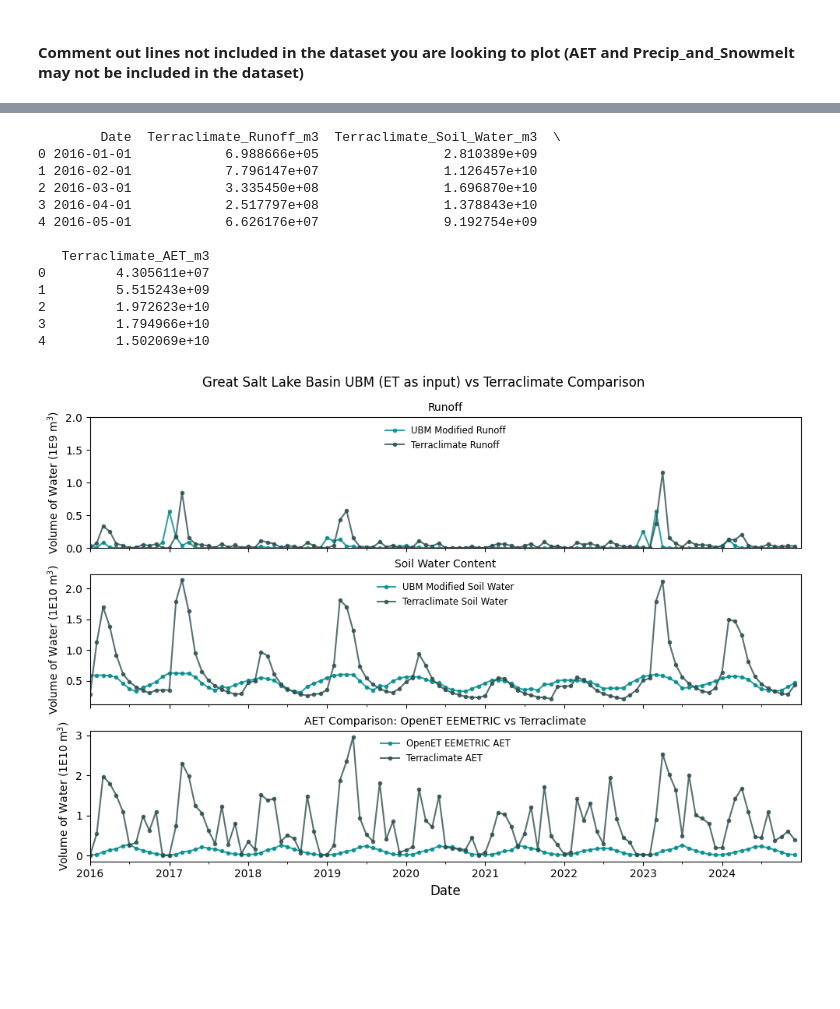
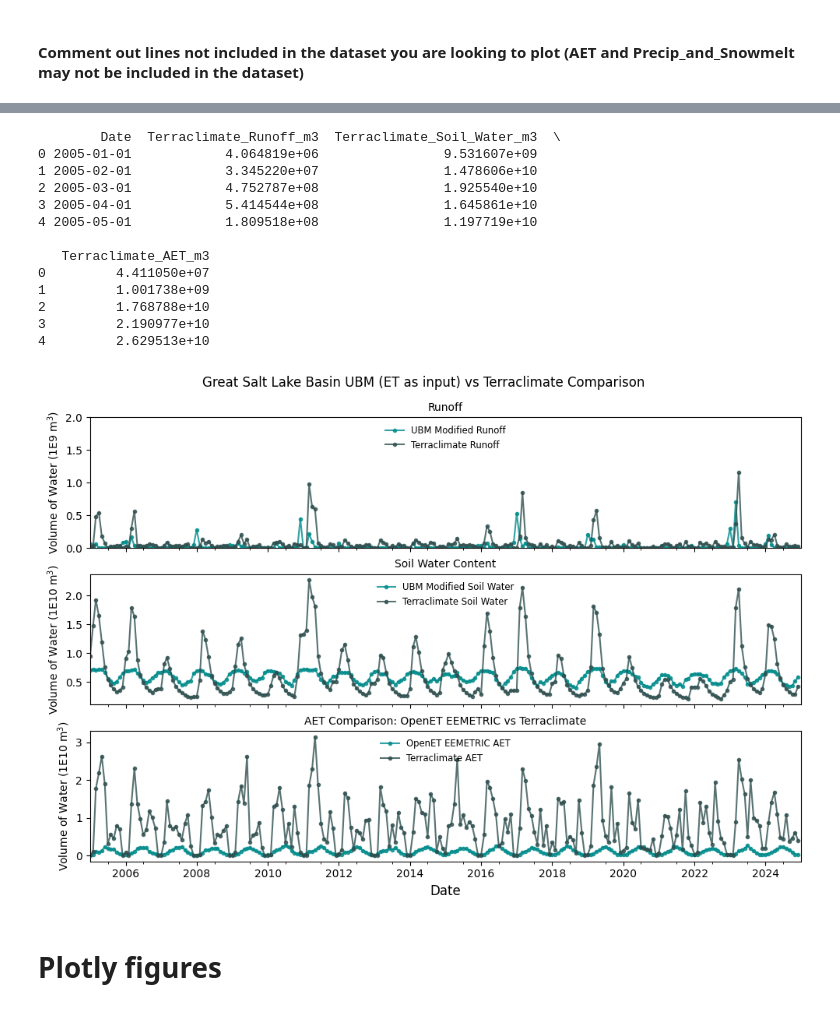
Before and after one commit to radwinskis/GEE_UBM, a Jupyter notebook: zonal_stats_plotting.ipynb, the cells around one changed output, grey strips where cells are left out. Cells and saved outputs as stored; diff of their text form; code cells hidden in the pictures; blank space fills up the shorter version.

```diff
--- a/zonal_stats_plotting.ipynb
+++ b/zonal_stats_plotting.ipynb
@@ -23,7 +23,9 @@ UT_boundary = ee.FeatureCollection("projects/ut-gee-ugs-bsf-dev/assets/Utah_Regi
 # %% [markdown]
 #### Update `zonal_stats_df = pd.read_csv()` with the path of the data you are looking to plot
 # %%
-zonal_stats_df = pd.read_csv('C:\\Users\\mradwin\\Documents\\Utah Soil Water Balance\\Zonal_Stats_Timeseries\\GSL_Basin\\Modified_UBM_1_UT_RF1kmST_POLARISPor_OLMFC_HHSWP_POLARISKsatM_DAYMETSNODASM_OPENETEEMETRIC_M_m3_Zonal_Stats_GSL_Basin_Watershed.csv')
+# zonal_stats_df = pd.read_csv('C:\\Users\\mradwin\\Documents\\Utah Soil Water Balance\\Zonal_Stats_Timeseries\\GSL_Basin\\Mod_UBM_1_RF1kmST_POLPor_OLMFC_HHSWP_POLKsatM_DAYMETSNOM_ETEEMETRIC_IRRIm_M_m3_Zonal_Stats_GSL_Basin_Watershed.csv')
+# zonal_stats_df = pd.read_csv('C:\\Users\\mradwin\\Documents\\Utah Soil Water Balance\\Zonal_Stats_Timeseries\\All_Watersheds\\GSL_Basin_Watershed\\Mod_UBM_1_RF1kmST_POLPor_OLMFC_HHSWP_POLKsatM_DAYMETSNOM_ETEEMETRIC_IRRIm_M_m3_Zonal_Stats_GSL_Basin.csv')
+zonal_stats_df = pd.read_csv('C:\\Users\\mradwin\\Documents\\Utah Soil Water Balance\\Zonal_Stats_Timeseries\\All_Watersheds\\GSL_Basin_Watershed\\Mod_UBM_1_RF1kmST_POLPor_OLMFC_HHSWP_POLKsatM_PRISMSNOM_ETEEMETRIC_IRRIm_M_m3_Zonal_Stats_GSL_Basin.csv')
 zonal_stats_df['Date'] = pd.to_datetime(zonal_stats_df['Date'])
 print(zonal_stats_df.head())
 # %% [output]
@@ -68,0 +73,33 @@ plt.show()
+# %%
+markersize = 0
+alpha = 0.8
+linewidth = 1 #1.2
+# plt.figure(figsize=(8,5))
+fig, ax = plt.subplots(figsize=(8,7), nrows=3, ncols=1, sharex=True, height_ratios=[3, 1, 1])
+ax[0].plot(zonal_stats_df['Date'], zonal_stats_df['Soil_Water_End_m3'], marker='o', color='darkslategrey', markersize=markersize, linewidth=linewidth, alpha=alpha, label='Soil Water')
+ax[0].plot(zonal_stats_df['Date'], zonal_stats_df['Runoff_m3'], marker='o', color='salmon', markersize=markersize, linewidth=linewidth, alpha=alpha, label='Runoff')
+ax[0].plot(zonal_stats_df['Date'], zonal_stats_df['Recharge_m3'], marker='o', color='darkcyan', markersize=markersize, linewidth=linewidth, alpha=alpha, label='Recharge') #darkorchid
+ax[2].plot(zonal_stats_df['Date'], zonal_stats_df['AET_m3'], marker='o', color='darkslategrey', markersize=markersize, linewidth=linewidth, alpha=alpha, label='AET')
+ax[1].plot(zonal_stats_df['Date'], zonal_stats_df['Irrigation_m3'], marker='o', color='darkcyan', markersize=markersize, linewidth=linewidth, alpha=alpha, label='Irrigation')
+ax[1].plot(zonal_stats_df['Date'], zonal_stats_df['Precip_and_Snowmelt_m3'], marker='o', color='darkslategrey', markersize=markersize, linewidth=linewidth, alpha=alpha, label='Precipitation and Snowmelt')
+# plt.plot(zonal_stats_df['Date'], zonal_stats_df['Precip_and_Snowmelt_m3'], marker='o', color='deepskyblue', markersize=markersize, linewidth=linewidth, alpha=alpha, label='Precipitation and Snowmelt')
+ax[0].set_xlim(pd.Timestamp('2005-01-01'), pd.Timestamp('2024-12-31'))
+ax[0].xaxis.set_minor_locator(mdates.MonthLocator(7))
+ax[0].yaxis.get_offset_text().set_visible(False)
+ax[1].yaxis.get_offset_text().set_visible(False)
+ax[2].yaxis.get_offset_text().set_visible(False)
+ax[0].set_ylim(0, 8E9)
+ax[1].set_ylim(0, 6E9)
+ax[2].set_ylim(0, 3E9)
+ax[0].set_title('Monthly Soil Water Balance (UBM) Results for the Great Salt Lake Basin 2016-2024')
+ax[2].set_xlabel('Date')
+ax[0].set_ylabel('Volume of Water (1E9 m$^3$)')
+ax[1].set_ylabel('Volume of\nWater (1E9 m$^3$)')
+ax[2].set_ylabel('Volume of\nWater (1E9 m$^3$)')
+ax[0].legend(loc='upper left', fontsize='x-small', frameon=False, ncol=3)
+ax[1].legend(loc='upper left', fontsize='x-small', frameon=False, ncol=3)
+ax[2].legend(loc='upper left', fontsize='x-small', frameon=False, ncol=3)
+# plt.annotate('Data Inputs: SNODAS SWE, DAYMET Precipitation, OpenET EEMETRIC AET\nHiHydroSoil Porosity and Wilting Point, OpenLandMap Field Capacity,\ngNATSGO Trained Soil Thickness Model, POLARIS KSat', xy=(0,0), xycoords='figure fraction', xytext=(175,305), textcoords='offset points', ha='left', va='bottom', fontsize=6, color='darkslategray')
+plt.tight_layout()
+# plt.savefig('C:\\Users\\mradwin\\Documents\\Utah Soil Water Balance\\Figures\\Aggregated_Modified1_UBM_UT_HSPor_OLMFC_HSWP_UGSGK_DAYMETSNODAS_OPENET_M\\GSL_Basin_UBM_M1_Soil_Water_Balance_2016_2024.png', dpi=600)
+plt.show()
@@ -69,21 +108,21 @@ plt.show()
 # %%
-terra_stats = pd.read_csv('C:\\Users\\mradwin\\Documents\\Utah Soil Water Balance\\Zonal_Stats_Timeseries\\GSL_Basin\\GSL_Basin_Terraclimate_Stats_2016_2024.csv')
+terra_stats = pd.read_csv('C:\\Users\\mradwin\\Documents\\Utah Soil Water Balance\\Zonal_Stats_Timeseries\\GSL_Basin\\GSL_Basin_Terraclimate_Stats_2005_2024.csv')
 terra_stats['Date'] = pd.to_datetime(terra_stats['Date'])
 print(terra_stats.head())
 # %% [output]
         Date  Terraclimate_Runoff_m3  Terraclimate_Soil_Water_m3  \
-0 2016-01-01            6.988666e+05                2.810389e+09
-1 2016-02-01            7.796147e+07                1.126457e+10
-2 2016-03-01            3.335450e+08                1.696870e+10
-3 2016-04-01            2.517797e+08                1.378843e+10
-4 2016-05-01            6.626176e+07                9.192754e+09
+0 2005-01-01            4.064819e+06                9.531607e+09
+1 2005-02-01            3.345220e+07                1.478606e+10
+2 2005-03-01            4.752787e+08                1.925540e+10
+3 2005-04-01            5.414544e+08                1.645861e+10
+4 2005-05-01            1.809518e+08                1.197719e+10
 
    Terraclimate_AET_m3
-0         4.305611e+07
-1         5.515243e+09
-2         1.972623e+10
-3         1.794966e+10
-4         1.502069e+10
+0         4.411050e+07
+1         1.001738e+09
+2         1.768788e+10
+3         2.190977e+10
+4         2.629513e+10
 # %%
 fig, ax = plt.subplots(figsize=(10,7), nrows=3, sharex=True)
 markersize = 3
@@ -94,32 +133,34 @@ ax[0].legend(loc='upper center', fontsize='small', frameon=False)
 ax[0].set_title('Runoff', fontsize=10)
 # ax[0].set_ylim(0, 1.25E9)
 ax[0].set_ylim(0, 2E9)
-ax[0].set_xlim(pd.Timestamp('2016-01-01'), pd.Timestamp('2024-12-31'))
+ax[0].set_xlim(pd.Timestamp('2005-01-01'), pd.Timestamp('2024-12-31'))
 ax[0].xaxis.set_minor_locator(mdates.MonthLocator(7))
 ax[0].yaxis.get_offset_text().set_visible(False)
 ax[0].set_ylabel('Volume of Water (1E9 m$^3$)')
 # ax[0].plot(zonal_stats_df['Runoff_m3'], terra_stats['Terraclimate_Runoff_m3'], marker='o', color='deepskyblue', markersize=markersize, linewidth=0, alpha=alpha)
 
 ax[1].plot(zonal_stats_df['Date'], zonal_stats_df['Soil_Water_End_m3'], marker='o', color='darkcyan', markersize=markersize, alpha=alpha, label='UBM Modified Soil Water')
 ax[1].plot(terra_stats['Date'], terra_stats['Terraclimate_Soil_Water_m3'], marker='o', color='darkslategrey', markersize=markersize, alpha=alpha, label='Terraclimate Soil Water')
 ax[1].set_title('Soil Water Content', fontsize=10)
 ax[1].legend(loc='upper center', fontsize='small', frameon=False)
 ax[1].yaxis.get_offset_text().set_visible(False)
 ax[1].set_ylabel('Volume of Water (1E10 m$^3$)')
 
 ax[2].plot(zonal_stats_df['Date'], zonal_stats_df['AET_m3'], marker='o', color='darkcyan', markersize=markersize, alpha=alpha, label='OpenET EEMETRIC AET')
 ax[2].plot(terra_stats['Date'], terra_stats['Terraclimate_AET_m3'], marker='o', color='darkslategrey', markersize=markersize, alpha=alpha, label='Terraclimate AET')
 ax[2].set_title('AET Comparison: OpenET EEMETRIC vs Terraclimate', fontsize=10)
 ax[2].legend(loc='upper center', fontsize='small', frameon=False)
 ax[2].yaxis.get_offset_text().set_visible(False)
 ax[2].set_ylabel('Volume of Water (1E10 m$^3$)')
 ax[2].set_xlabel('Date', fontsize=12)
 
 # reduce the vertical space between subplots
 
 
 plt.tight_layout()
 fig.subplots_adjust(hspace=0.2)
 # plt.savefig('C:\\Users\\mradwin\\Documents\\Utah Soil Water Balance\\Figures\\Aggregated_Modified1_UBM_UT_HSPor_OLMFC_HSWP_UGSGK_DAYMETSNODAS_OPENET_M\\GSL_Basin_UBM_M1_Soil_Water_Balance_2016_2024_Compared_to_Terraclimate.png', dpi=600)
 # %% [output]
-[figure, old version]
+[figure, new version]
+# %% [markdown]
+# Plotly figures
```
Also changed, not shown: parts of 10 cells of this notebook, 7 other files.
